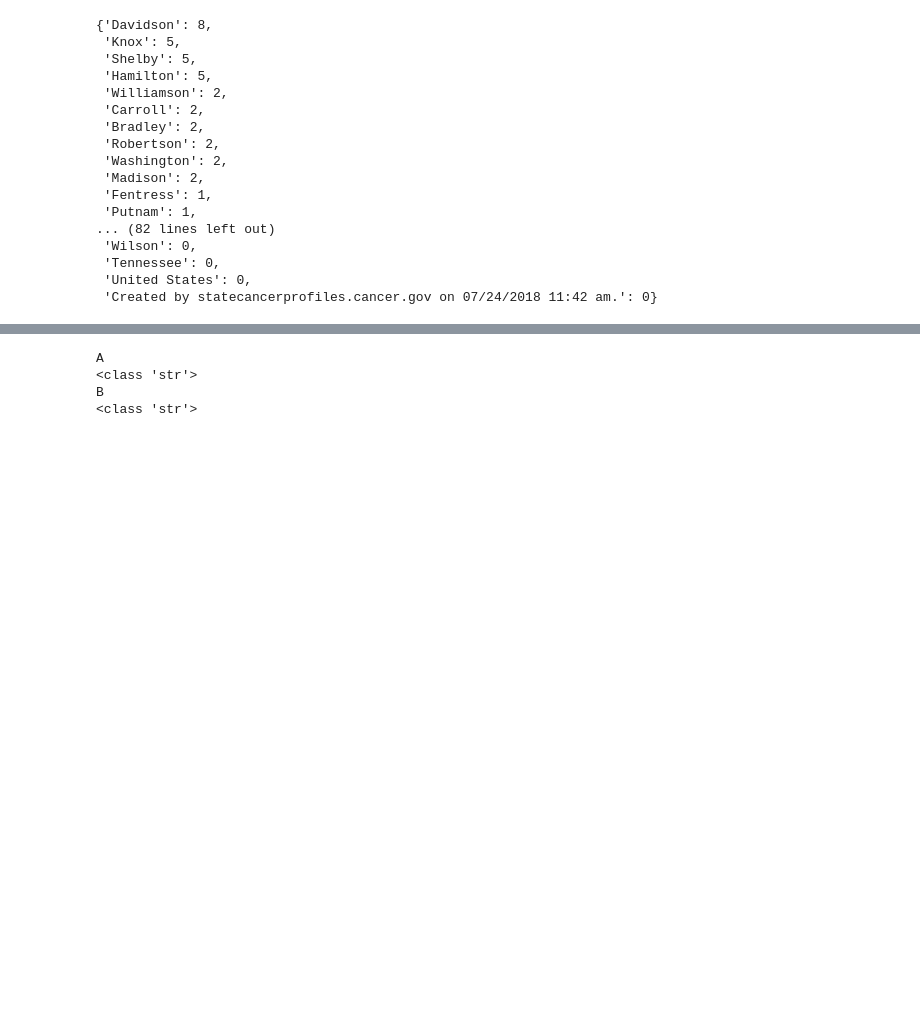
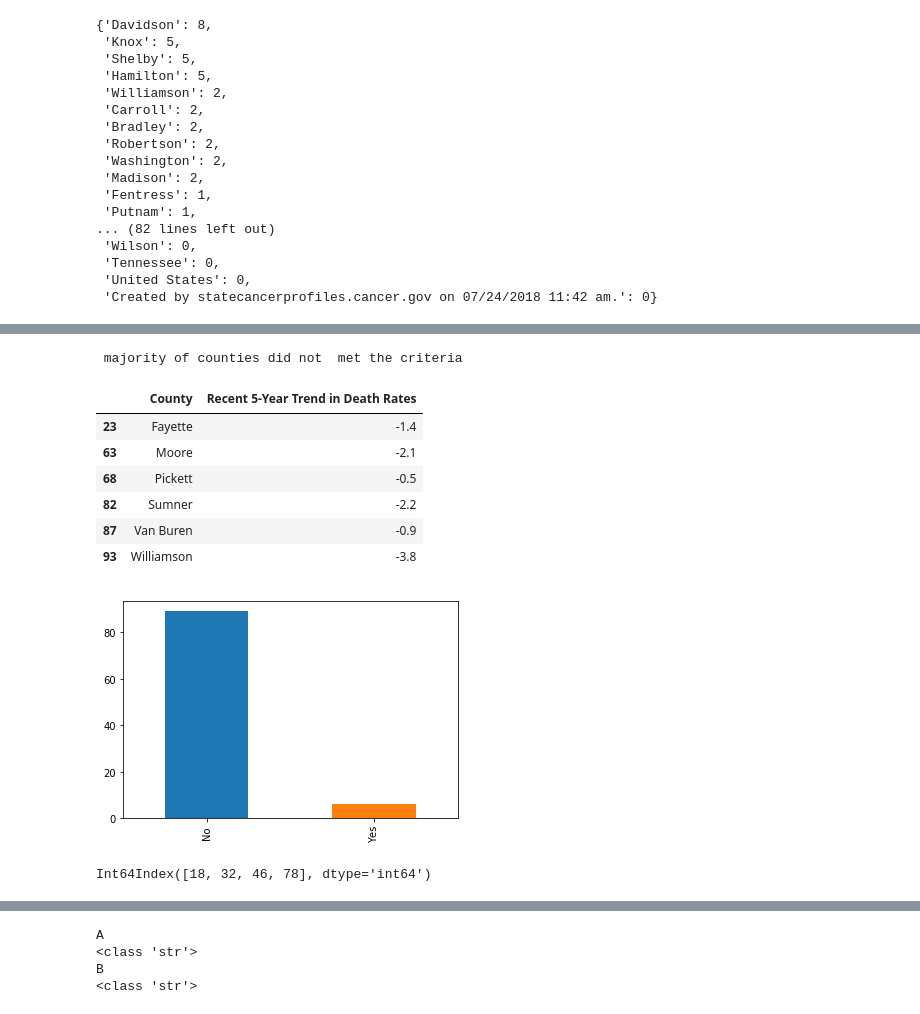
Before and after one commit to vjanve/vanderbilt-aspire-data-essentials, a Jupyter notebook: DataScience_essentials_week1_to_3_vj.ipynb, the cells around one changed output, grey strips where cells are left out. Cells and saved outputs as stored; diff of their text form; code cells hidden in the pictures; blank space fills up the shorter version.

```diff
--- a/DataScience_essentials_week1_to_3_vj.ipynb
+++ b/DataScience_essentials_week1_to_3_vj.ipynb
@@ -454,0 +536,22 @@ pop_and_cancer[['County', 'hospice_per_county']]
+# %%
+#  is binary variable
+met_criteria = pop_and_cancer['Met Healthy People Objective of 161.4?']
+met_criteria
+met_criteria.value_counts().plot(kind='bar')
+print(' majority of counties did not  met the criteria')
+pop_and_cancer[['County','Recent 5-Year Trend in Death Rates']].iloc[met_criteria[met_criteria == 'Yes'].index]
+# %% [output]
+ majority of counties did not  met the criteria
+|  | County | Recent 5-Year Trend in Death Rates |
+| 23 | Fayette | -1.4 |
+| 63 | Moore | -2.1 |
+| 68 | Pickett | -0.5 |
+| 82 | Sumner | -2.2 |
+| 87 | Van Buren | -0.9 |
+| 93 | Williamson | -3.8 |
+[figure, added]
+# %%
+# * Find the 4 counties that have more than 2 hospice facilities? Any surprises?
+pop_and_cancer[pop_and_cancer.hospice_per_county > 2].index
+# %% [output]
+Int64Index([18, 32, 46, 78], dtype='int64')
```
Also changed, not shown: parts of 12 cells of this notebook.
